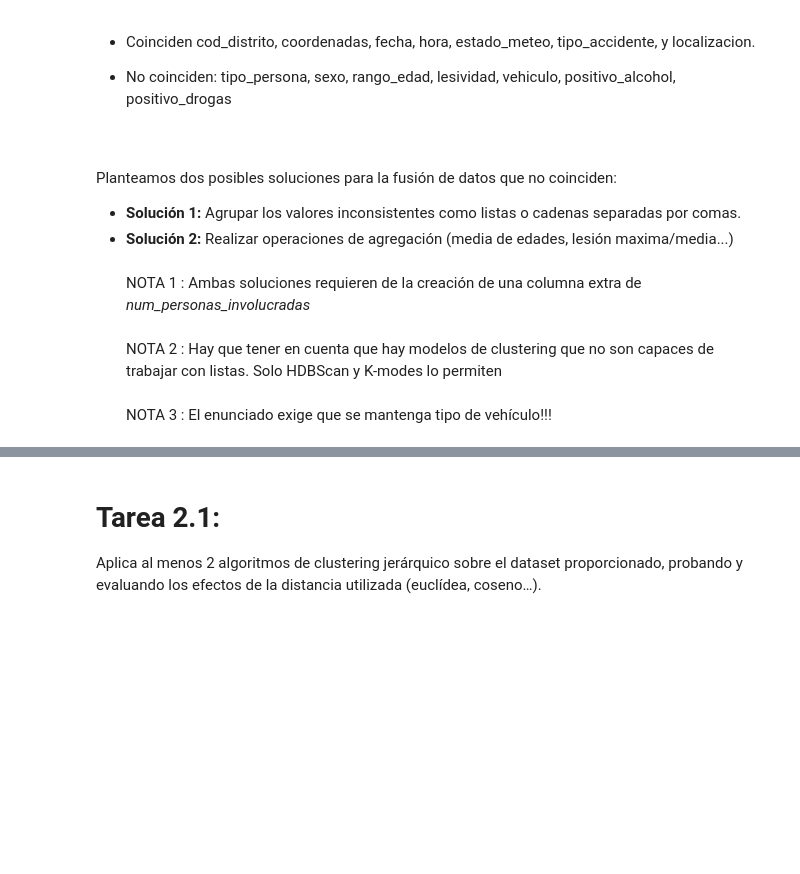
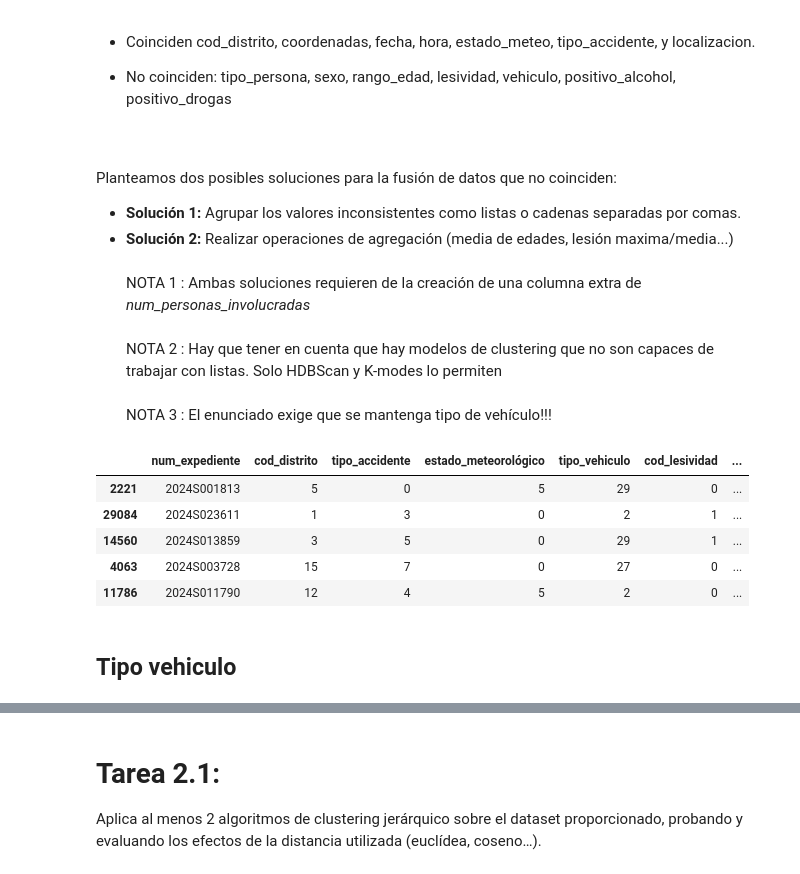
Before and after one commit to kliniik/Practica_AAI_2, a Jupyter notebook: 1_jerarquico.ipynb, the cells around one changed output, grey strips where cells are left out. Drawn from its saved outputs; the diff is of its cells as text; code cells hidden in the pictures; blank space fills up the shorter version.

```diff
--- a/1_jerarquico.ipynb
+++ b/1_jerarquico.ipynb
@@ -873,3 +984,14 @@ print(result)
 <br><br>NOTA 1 : Ambas soluciones requieren de la creación de una columna extra de *num_personas_involucradas*
 <br><br>NOTA 2 : Hay que tener en cuenta que hay modelos de clustering que no son capaces de trabajar con listas. Solo HDBScan y K-modes lo permiten
 <br><br>NOTA 3 : El enunciado exige que se mantenga tipo de vehículo!!!
+# %%
+df.sample(5)
+# %% [output]
+|  | num_expediente | cod_distrito | tipo_accidente | estado_meteorológico | tipo_vehiculo | cod_lesividad | ... |
+| 2221 | 2024S001813 | 5 | 0 | 5 | 29 | 0 | ... |
+| 29084 | 2024S023611 | 1 | 3 | 0 | 2 | 1 | ... |
+| 14560 | 2024S013859 | 3 | 5 | 0 | 29 | 1 | ... |
+| 4063 | 2024S003728 | 15 | 7 | 0 | 27 | 0 | ... |
+| 11786 | 2024S011790 | 12 | 4 | 5 | 2 | 0 | ... |
+# %% [markdown]
+## Tipo vehiculo
```
Also changed, not shown: parts of 58 cells of this notebook.
